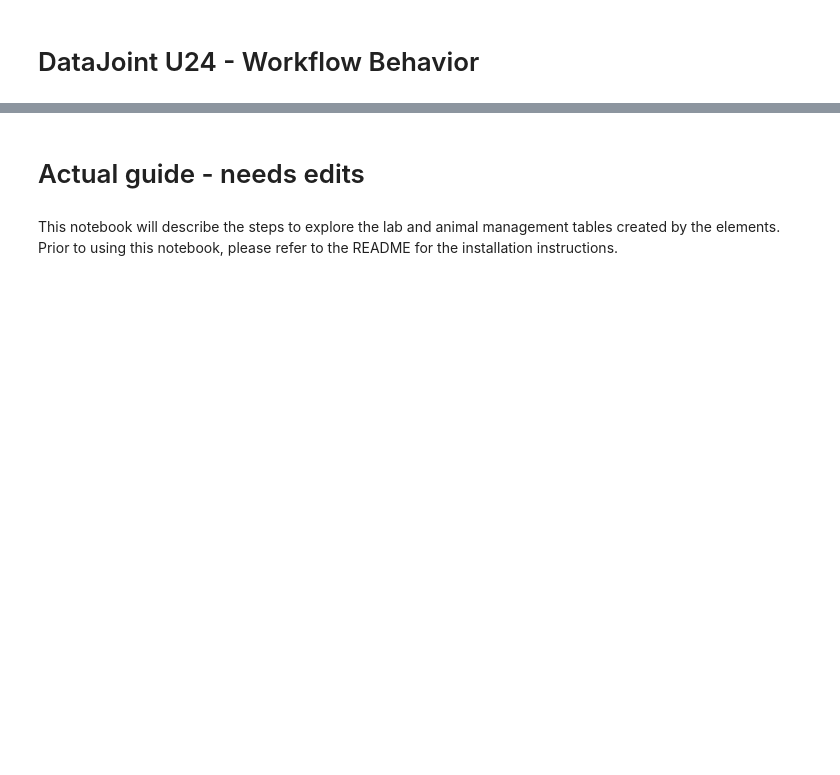
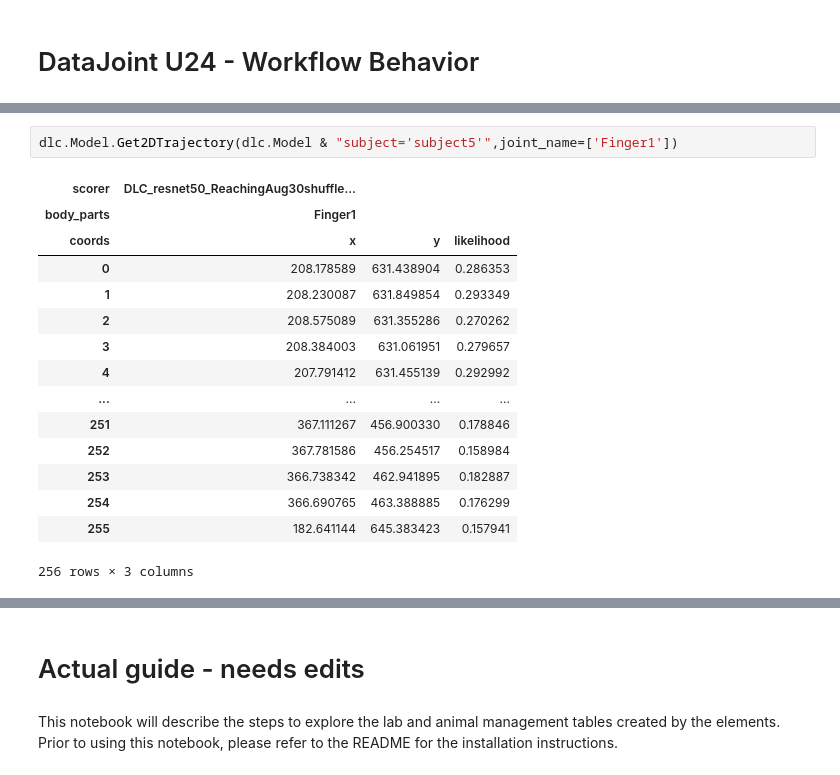
Before and after one commit to datajoint/element-deeplabcut, a Jupyter notebook: notebooks/1_Explore_Workflow.ipynb, the cells around one changed output, grey strips where cells are left out. Saved outputs shown, nothing was run; the diff lists cells and outputs as text; blank space fills up the shorter version.

```diff
--- a/notebooks/1_Explore_Workflow.ipynb
+++ b/notebooks/1_Explore_Workflow.ipynb
@@ -44,3 +44,21 @@ dlc.Model.populate()
+# %%
+dlc.Model.Get2DTrajectory(dlc.Model & "subject='subject5'",joint_name=['Finger1'])
+# %% [output]
+| scorer | DLC_resnet50_ReachingAug30shuffle... |  |  |
+| body_parts | Finger1 |  |  |
+| coords | x | y | likelihood |
+| 0 | 208.178589 | 631.438904 | 0.286353 |
+| 1 | 208.230087 | 631.849854 | 0.293349 |
+| 2 | 208.575089 | 631.355286 | 0.270262 |
+| 3 | 208.384003 | 631.061951 | 0.279657 |
+| 4 | 207.791412 | 631.455139 | 0.292992 |
+| ... | ... | ... | ... |
+| 251 | 367.111267 | 456.900330 | 0.178846 |
+| 252 | 367.781586 | 456.254517 | 0.158984 |
+| 253 | 366.738342 | 462.941895 | 0.182887 |
+| 254 | 366.690765 | 463.388885 | 0.176299 |
+| 255 | 182.641144 | 645.383423 | 0.157941 |
+256 rows × 3 columns
 # %%
 dlc.Model()
 # %% [output]
```
Also changed, not shown: parts of 8 cells of this notebook, 21 other files.
